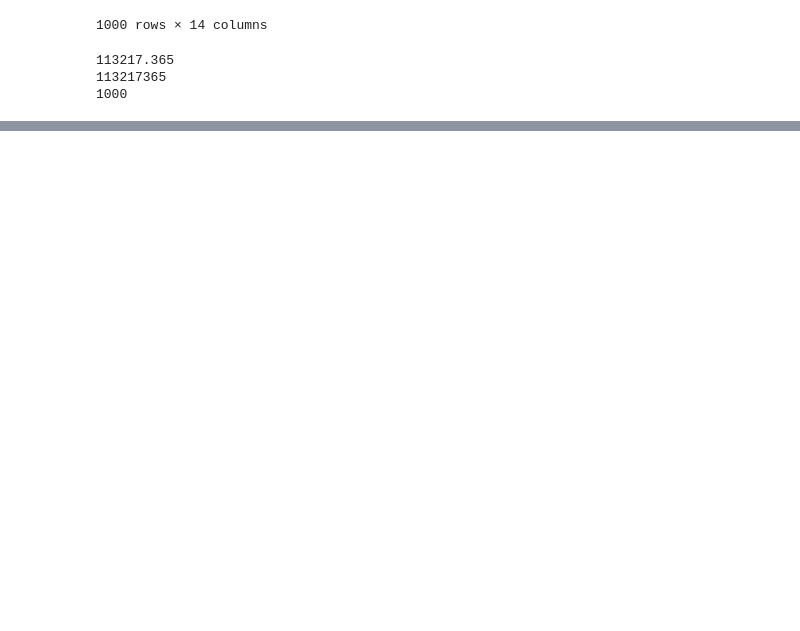
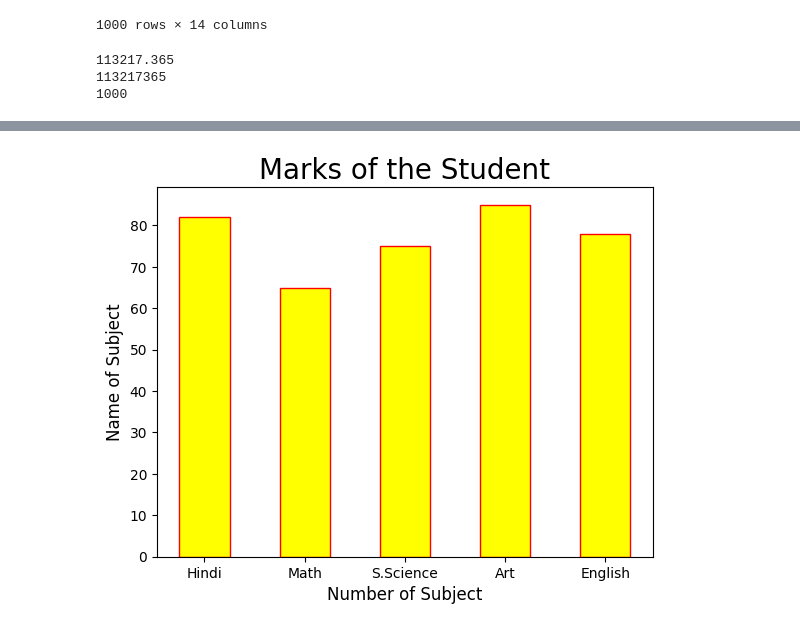
Before and after one commit to GulamAnsari12/Full-Python, a Jupyter notebook: Practice.ipynb, the cells around one changed output, grey strips where cells are left out. Saved outputs shown, nothing was run; the diff lists cells and outputs as text; code cells hidden in the pictures; blank space fills up the shorter version.

```diff
--- a/Practice.ipynb
+++ b/Practice.ipynb
@@ -365,0 +433,12 @@ print(df["Annual Salary"].count())
+# %%
+a = ["Hindi","Math","S.Science","Art","English"]
+b = [82,65,75,85,78]
+
+c = "yellow"
+plt.bar(a,b , color = c, edgecolor = "r", width=0.5)
+plt.title("Marks of the Student", size = 20)
+plt.ylabel("Name of Subject", size = 12)
+plt.xlabel("Number of Subject", size = 12)
+plt.show()
+# %% [output]
+[figure, added]
```
Also changed, not shown: parts of 7 cells of this notebook.
